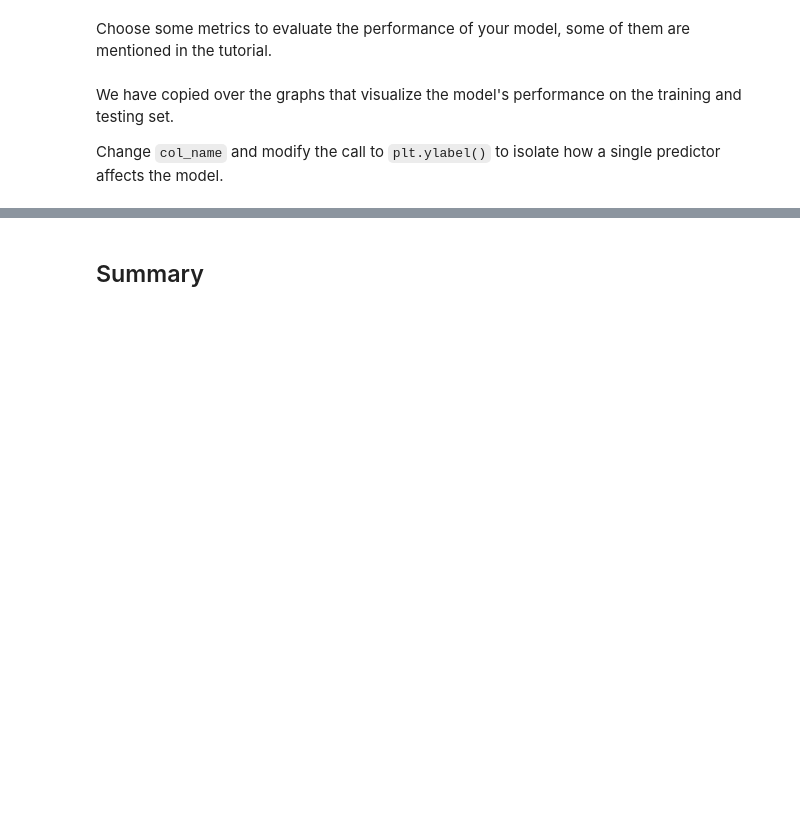
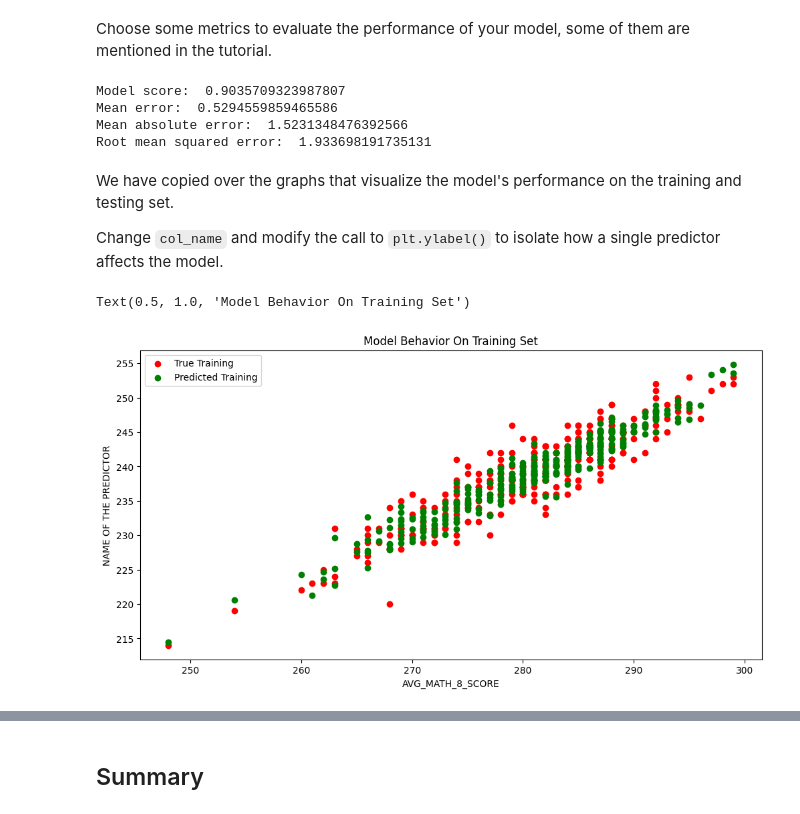
Before and after one commit to Ernesto905/Umich-DataScience-Team-Tutorial, a Jupyter notebook: tutorial1/checkpoint1.ipynb, the cells around one changed output, grey strips where cells are left out. Drawn from its saved outputs; the diff is of its cells as text; code cells hidden in the pictures; blank space fills up the shorter version.

```diff
--- a/tutorial1/checkpoint1.ipynb
+++ b/tutorial1/checkpoint1.ipynb
@@ -164,11 +169,12 @@ _Use this space to create train/test data_
 # %%
 from sklearn.model_selection import train_test_split
 # %%
-X = df[['AVG_MATH_4_SCORE', 'AVG_READING_8_SCORE', 'AVG_MATH_8_SCORE']].dropna()
+X = df[['AVG_READING_4_SCORE', 'AVG_READING_8_SCORE', 'AVG_MATH_8_SCORE', 'YEAR']].dropna()
 y = df.loc[X.index]['AVG_MATH_4_SCORE']
 # %%
 # X_train, X_test, y_train, y_test = train_test_split(
 #      X, y, test_size=, random_state=42)
+X_train, X_test, y_train, y_test = train_test_split(X, y, test_size=.3, random_state=0)
 # %% [markdown]
 <h2> Prediction </h2>
 # %% [markdown]
@@ -178,5 +185,5 @@ ML Models [Resource](https://medium.com/@vijaya.beeravalli/comparison-of-machine
 # %%
 # create your model here
-# model =
+model = LinearRegression()
 # %%
 model.fit(X_train, y_train)
@@ -186,19 +195,35 @@ y_pred = model.predict(X_test)
 ## Evaluation
 # %% [markdown]
 Choose some metrics to evaluate the performance of your model, some of them are mentioned in the tutorial.
+# %%
+print("Model score: ", model.score(X_test, y_test))
+# mean error
+print("Mean error: ", np.mean(model.predict(X_test)-y_test))
+# mean absolute error
+print("Mean absolute error: ", np.mean(np.abs(model.predict(X_test)-y_test)))
+# root mean squared error -- penalizes large errors
+print("Root mean squared error: ", np.mean((model.predict(X_test)-y_test)**2)**0.5)
+# %% [output]
+Model score:  0.9035709323987807
+Mean error:  0.5294559859465586
+Mean absolute error:  1.5231348476392566
+Root mean squared error:  1.933698191735131
 # %% [markdown]
 We have copied over the graphs that visualize the model's performance on the training and testing set.
 
 Change `col_name` and modify the call to `plt.ylabel()` to isolate how a single predictor affects the model.
 # %%
-# col_name = 'COLUMN NAME OF ONE PREDICTOR'
+col_name = 'AVG_MATH_8_SCORE'
 
-# f = plt.figure(figsize=(12,6))
-# plt.scatter(X_train[col_name], y_train, color = "red")
-# plt.scatter(X_train[col_name], model.predict(X_train), color = "green")
+f = plt.figure(figsize=(12,6))
+plt.scatter(X_train[col_name], y_train, color = "red")
+plt.scatter(X_train[col_name], model.predict(X_train), color = "green")
 
-# plt.legend(['True Training','Predicted Training'])
-# plt.xlabel(col_name)
-# plt.ylabel('NAME OF THE PREDICTOR')
-# plt.title("Model Behavior On Training Set")
+plt.legend(['True Training','Predicted Training'])
+plt.xlabel(col_name)
+plt.ylabel('NAME OF THE PREDICTOR')
+plt.title("Model Behavior On Training Set")
+# %% [output]
+Text(0.5, 1.0, 'Model Behavior On Training Set')
+[figure, added]
 # %%
```
Also changed, not shown: parts of 12 cells of this notebook, 1 other file.
